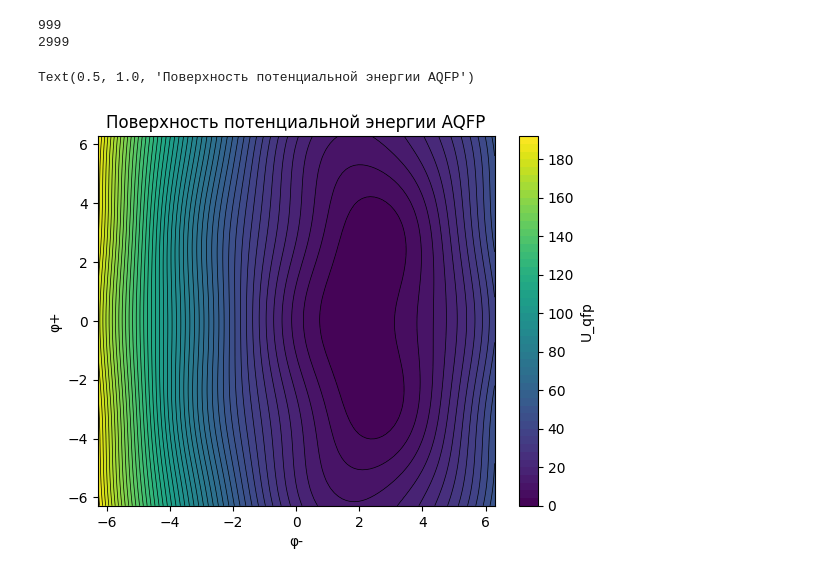
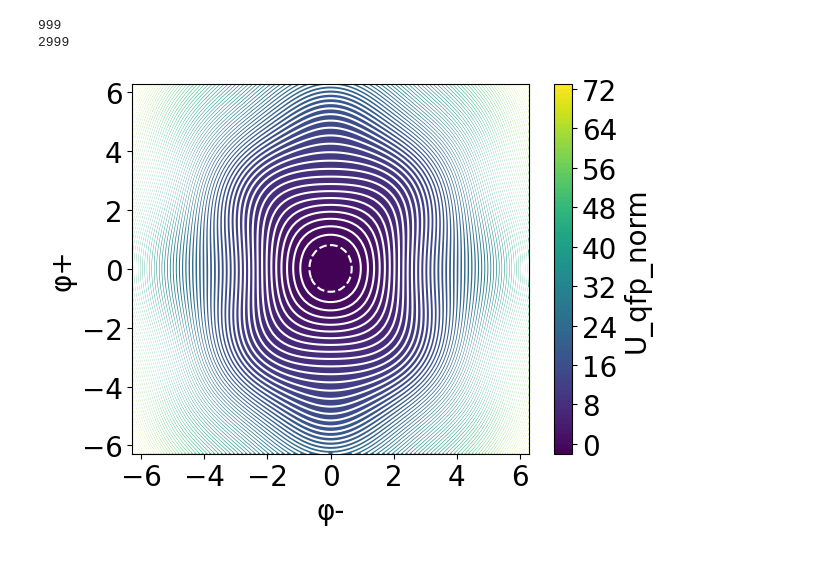
Before and after one commit to ArinaSennikova/AQFP-Adiabatic-quantum-flux-parametron, a Jupyter notebook: TEST.ipynb, the cells around one changed output. Saved outputs shown, nothing was run; the diff lists cells and outputs as text; code cells hidden in the pictures.

```diff
--- a/TEST.ipynb
+++ b/TEST.ipynb
@@ -43,33 +43,42 @@ plt.show()
 # %%
 p_minus = (p_B01-p_B02)/2
 p_plus = (p_B01+p_B02)/2
-beta_L = 0.4 # L1
-beta_q = 1.59 # Lq
-p_in = 0.16 # Iin
+beta_L = 0.8 # L1
+beta_q = 0.4 # Lq
+p_in = 0.04 # Iin
 
 idx_max = np.argmax(p_x)
 idx_min = np.argmin(p_x)
 print(idx_max)
 print(idx_min)
-idx = 499
+idx1 = 0
+idx2 = 500
+idx3 = 999
 p_plus_2d = np.linspace(-2*np.pi, 2*np.pi, 100)
 p_minus_2d = np.linspace(-2*np.pi, 2*np.pi, 100)
 P_plus, P_minus = np.meshgrid(p_plus_2d, p_minus_2d)
-p_x_fixed = p_x[idx]
+p_x_fixed_1 = p_x[idx1]
+p_x_fixed_2 = p_x[idx2]
+p_x_fixed_3 = p_x[idx3]
 
-U_qfp_norm = (p_x_fixed - P_minus)**2/beta_L + (p_in - P_plus)**2/(beta_L+2*beta_q) - 2*np.cos(P_minus)*np.cos(P_plus)
+U_qfp_norm_1 = (p_x_fixed_1 - P_minus)**2/beta_L + (p_in - P_plus)**2/(beta_L+2*beta_q) - 2*np.cos(P_minus)*np.cos(P_plus)
+U_qfp_norm_2 = (p_x_fixed_2 - P_minus)**2/beta_L + (p_in - P_plus)**2/(beta_L+2*beta_q) - 2*np.cos(P_minus)*np.cos(P_plus)
+U_qfp_norm_3 = (p_x_fixed_3 - P_minus)**2/beta_L + (p_in - P_plus)**2/(beta_L+2*beta_q) - 2*np.cos(P_minus)*np.cos(P_plus)
 # %% [output]
 999
 2999
 # %%
 
 plt.figure()
-contour_lines = plt.contour(P_minus,P_plus, U_qfp_norm, levels=50, colors='black', linewidths=0.5)
-plt.contourf(P_minus, P_plus, U_qfp_norm, levels=50, cmap='viridis')
-plt.colorbar(label='U_qfp')
-plt.xlabel('φ-')
-plt.ylabel('φ+')
-plt.title('Поверхность потенциальной энергии AQFP')
+contour_lines = plt.contour(P_minus,P_plus, U_qfp_norm_1, levels=80, colors='white', linewidths=1.5)
+plt.contourf(P_minus, P_plus, U_qfp_norm_1, levels=80, cmap='viridis')
+cbar = plt.colorbar(label='U_qfp_norm')
+cbar.ax.set_ylabel('U_qfp_norm', fontsize=20)
+plt.xlabel('φ-', fontsize=20)
+plt.ylabel('φ+', fontsize=20)
+plt.xticks(fontsize=20)
+plt.yticks(fontsize=20)
+cbar.ax.tick_params(labelsize=20)
+#plt.title('Поверхность потенциальной энергии AQFP')
 # %% [output]
-Text(0.5, 1.0, 'Поверхность потенциальной энергии AQFP')
-[figure, old version]
+[figure, new version]
```
Also changed, not shown: parts of 2 cells of this notebook.
